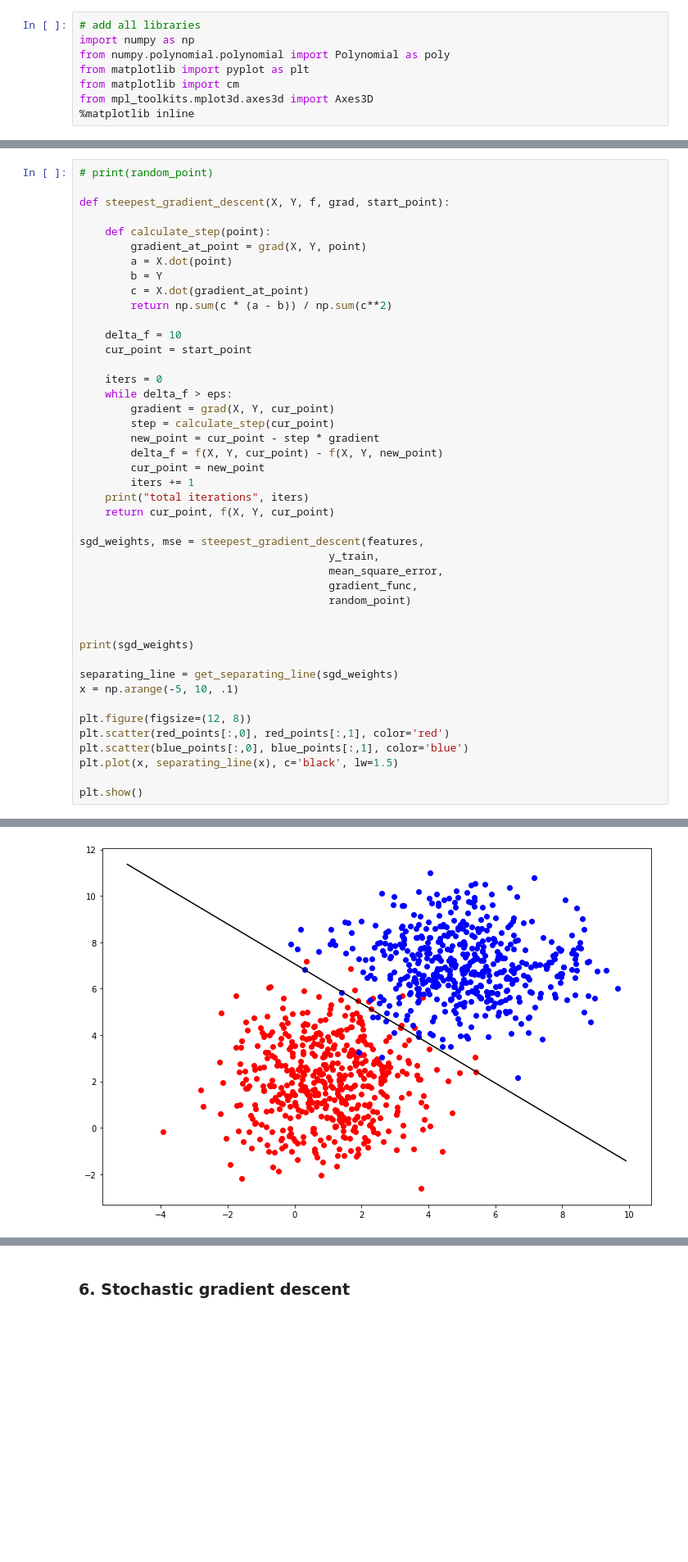
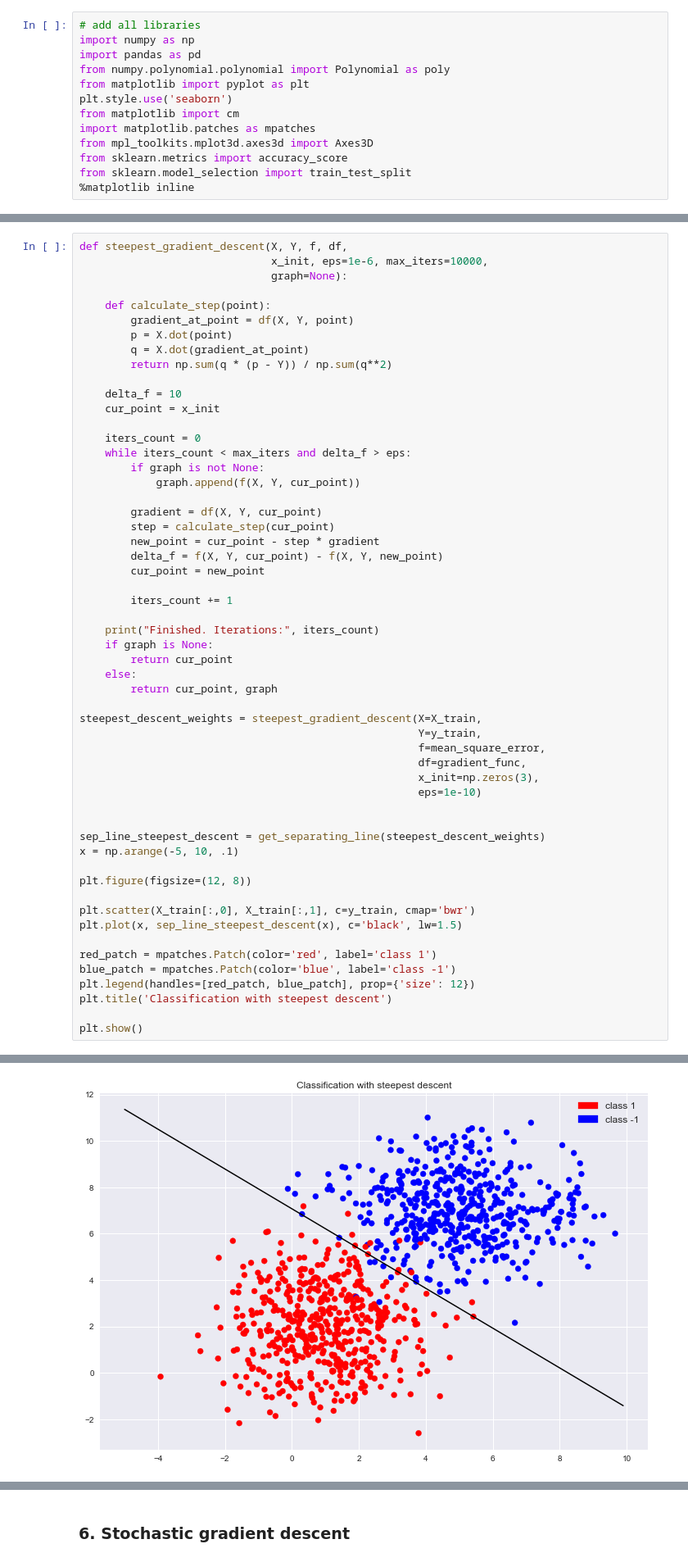
Before and after one commit to puhsu/renju, a Jupyter notebook: labs/lab-1.ipynb, the cells around one changed output, grey strips where cells are left out. Shown at 82% size. Cells and saved outputs as stored; diff of their text form; blank space fills up the shorter version.

```diff
--- a/labs/lab-1.ipynb
+++ b/labs/lab-1.ipynb
@@ -59,10 +59,15 @@ $$w = (X^TX)^{-1}X^TY.$$
 # %%
 # add all libraries
 import numpy as np
+import pandas as pd
 from numpy.polynomial.polynomial import Polynomial as poly
 from matplotlib import pyplot as plt
+plt.style.use('seaborn')
 from matplotlib import cm
+import matplotlib.patches as mpatches
 from mpl_toolkits.mplot3d.axes3d import Axes3D
+from sklearn.metrics import accuracy_score
+from sklearn.model_selection import train_test_split
 %matplotlib inline
 # %%
 np.random.seed(42)
@@ -538,45 +565,56 @@ This solution is almost identical to analytical.
 # %%
-# print(random_point)
-
-def steepest_gradient_descent(X, Y, f, grad, start_point):
+def steepest_gradient_descent(X, Y, f, df,
+                              x_init, eps=1e-6, max_iters=10000,
+                              graph=None):
 
     def calculate_step(point):
-        gradient_at_point = grad(X, Y, point)
-        a = X.dot(point)
-        b = Y
-        c = X.dot(gradient_at_point)
-        return np.sum(c * (a - b)) / np.sum(c**2)
+        gradient_at_point = df(X, Y, point)
+        p = X.dot(point)
+        q = X.dot(gradient_at_point)
+        return np.sum(q * (p - Y)) / np.sum(q**2)
 
     delta_f = 10
-    cur_point = start_point
+    cur_point = x_init
 
-    iters = 0
-    while delta_f > eps:
-        gradient = grad(X, Y, cur_point)
+    iters_count = 0
+    while iters_count < max_iters and delta_f > eps:
+        if graph is not None:
+            graph.append(f(X, Y, cur_point))
+
+        gradient = df(X, Y, cur_point)
         step = calculate_step(cur_point)
         new_point = cur_point - step * gradient
         delta_f = f(X, Y, cur_point) - f(X, Y, new_point)
         cur_point = new_point
-        iters += 1
-    print("total iterations", iters)
-    return cur_point, f(X, Y, cur_point)
 
-sgd_weights, mse = steepest_gradient_descent(features,
-                                       y_train,
-                                       mean_square_error,
-                                       gradient_func,
-                                       random_point)
+        iters_count += 1
+
+    print("Finished. Iterations:", iters_count)
+    if graph is None:
+        return cur_point
+    else:
+        return cur_point, graph
+
+steepest_descent_weights = steepest_gradient_descent(X=X_train,
+                                                     Y=y_train,
+                                                     f=mean_square_error,
+                                                     df=gradient_func,
+                                                     x_init=np.zeros(3),
+                                                     eps=1e-10)
 
 
-print(sgd_weights)
-
-separating_line = get_separating_line(sgd_weights)
+sep_line_steepest_descent = get_separating_line(steepest_descent_weights)
 x = np.arange(-5, 10, .1)
 
 plt.figure(figsize=(12, 8))
-plt.scatter(red_points[:,0], red_points[:,1], color='red')
-plt.scatter(blue_points[:,0], blue_points[:,1], color='blue')
-plt.plot(x, separating_line(x), c='black', lw=1.5)
+
+plt.scatter(X_train[:,0], X_train[:,1], c=y_train, cmap='bwr')
+plt.plot(x, sep_line_steepest_descent(x), c='black', lw=1.5)
+
+red_patch = mpatches.Patch(color='red', label='class 1')
+blue_patch = mpatches.Patch(color='blue', label='class -1')
+plt.legend(handles=[red_patch, blue_patch], prop={'size': 12})
+plt.title('Classification with steepest descent')
 
 plt.show()
 # %% [output]
@@ -585 +622 @@ total iterations 215
-[figure, old version]
+[figure, new version]
```
Also changed, not shown: parts of 39 cells of this notebook.
